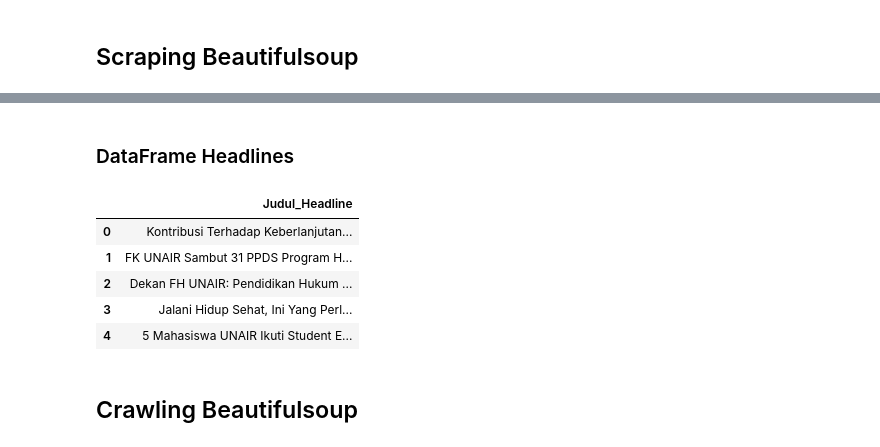
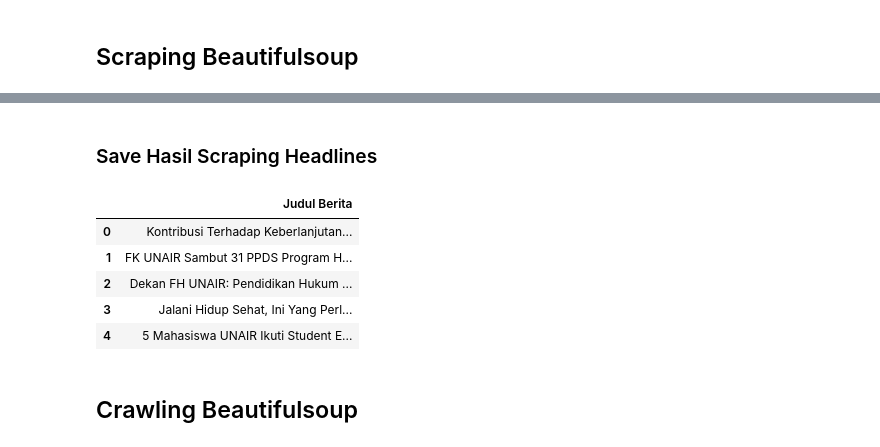
Before and after one commit to aryadgsp/Web-Scraping-and-Crawling, a Jupyter notebook: inti banget/praktikum-web-scrap.ipynb, the cells around one changed output, grey strips where cells are left out. Saved outputs shown, nothing was run; the diff lists cells and outputs as text; code cells hidden in the pictures.

```diff
--- a/inti banget/praktikum-web-scrap.ipynb
+++ b/inti banget/praktikum-web-scrap.ipynb
@@ -45,15 +45,15 @@ for i in listt:
 for su in filter[0::2]:
     data_judul.append(su)
 # %% [markdown]
-### DataFrame Headlines
+### Save Hasil Scraping Headlines
 # %%
 df = pd.DataFrame(data_judul)
-df.columns = ['Judul_Headline']
-df.to_csv('../scraping-headlines.csv')
+df.columns = ['Judul Berita']
+df.to_csv('../scraping-judul.csv')
 
 df.head()
 # %% [output]
-|  | Judul_Headline |
+|  | Judul Berita |
 | 0 | Kontribusi Terhadap Keberlanjutan... |
 | 1 | FK UNAIR Sambut 31 PPDS Program H... |
 | 2 | Dekan FH UNAIR: Pendidikan Hukum ... |
```
Also changed, not shown: parts of 15 cells of this notebook.
